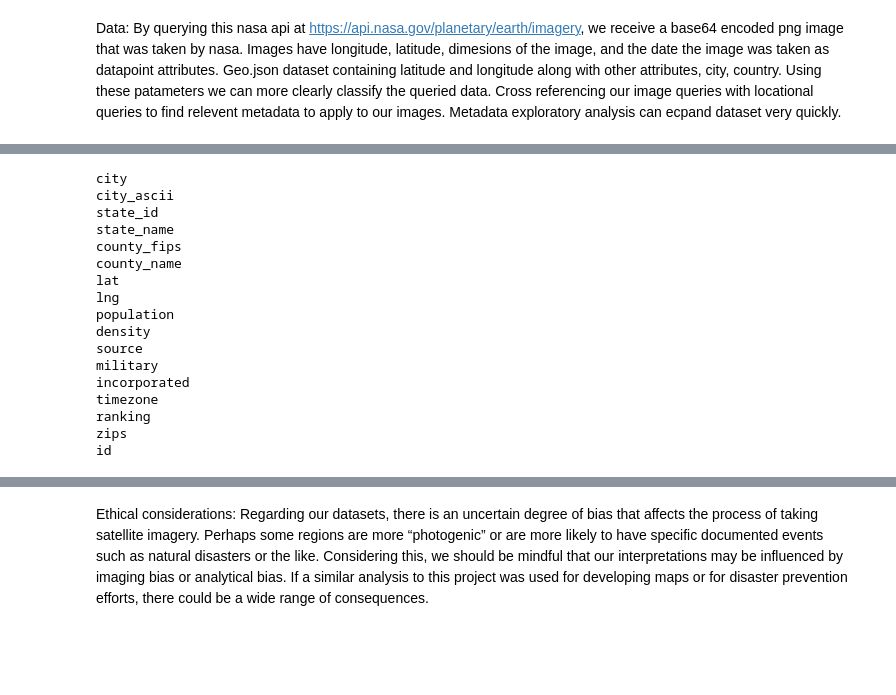
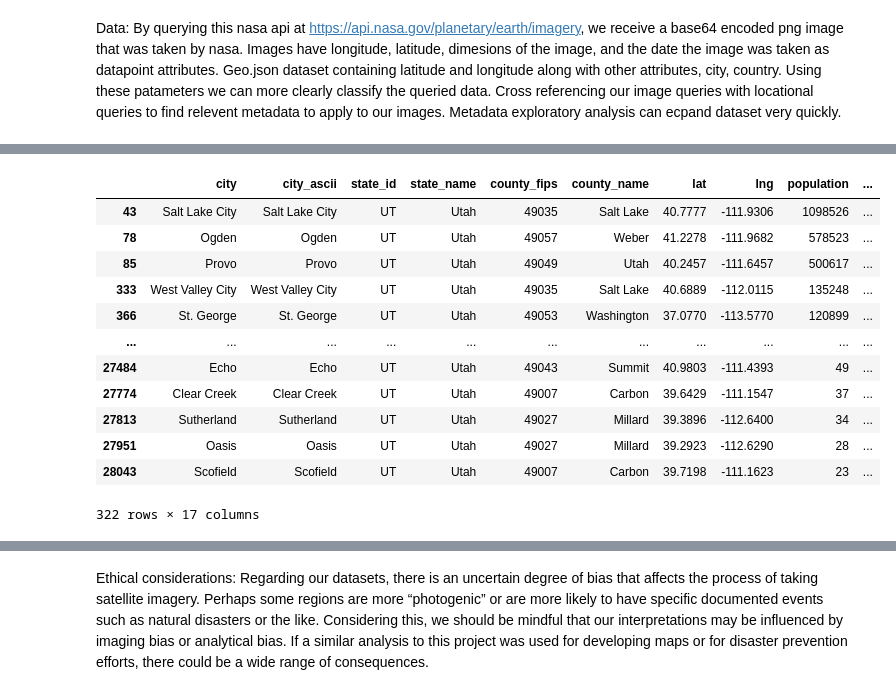
Before and after one commit to JSimonyan/SatteliteAnalysis, a Jupyter notebook: Project-info.ipynb, the cells around one changed output, grey strips where cells are left out. Saved outputs shown, nothing was run; the diff lists cells and outputs as text; code cells hidden in the pictures; blank space fills up the shorter version.

```diff
--- a/Project-info.ipynb
+++ b/Project-info.ipynb
@@ -36,27 +46,27 @@ Data:
 # %%
 #load csv of city coordinates
 import pandas as pd
+from IPython.core.display import HTML
+
 us_cities = pd.read_csv("uscities.csv")
 cities_head = us_cities.head()
-cities_head.lat
-cities_head.lng
-for i in cities_head:
-    print(i)
+cities_head
+# cities_head.lat
+# cities_head.lng
+# for i in cities_head:
+#     print(i)
+utah_coord = us_cities.loc[us_cities['state_name'] == "Utah"]
 # %% [output]
+|  | city | city_ascii | state_id | state_name | county_fips | county_name | lat | lng | population | ... |
+| 43 | Salt Lake City | Salt Lake City | UT | Utah | 49035 | Salt Lake | 40.7777 | -111.9306 | 1098526 | ... |
+| 78 | Ogden | Ogden | UT | Utah | 49057 | Weber | 41.2278 | -111.9682 | 578523 | ... |
+| 85 | Provo | Provo | UT | Utah | 49049 | Utah | 40.2457 | -111.6457 | 500617 | ... |
+| 333 | West Valley City | West Valley City | UT | Utah | 49035 | Salt Lake | 40.6889 | -112.0115 | 135248 | ... |
+| 366 | St. George | St. George | UT | Utah | 49053 | Washington | 37.0770 | -113.5770 | 120899 | ... |
+| ... | ... | ... | ... | ... | ... | ... | ... | ... | ... | ... |
+| 27484 | Echo | Echo | UT | Utah | 49043 | Summit | 40.9803 | -111.4393 | 49 | ... |
+| 27774 | Clear Creek | Clear Creek | UT | Utah | 49007 | Carbon | 39.6429 | -111.1547 | 37 | ... |
+| 27813 | Sutherland | Sutherland | UT | Utah | 49027 | Millard | 39.3896 | -112.6400 | 34 | ... |
+| 27951 | Oasis | Oasis | UT | Utah | 49027 | Millard | 39.2923 | -112.6290 | 28 | ... |
+| 28043 | Scofield | Scofield | UT | Utah | 49007 | Carbon | 39.7198 | -111.1623 | 23 | ... |
-city
-city_ascii
-state_id
-state_name
-county_fips
-county_name
-lat
-lng
-population
-density
-source
-military
-incorporated
-timezone
-ranking
-zips
-id
+322 rows × 17 columns
```
Also changed, not shown: parts of 3 cells of this notebook.
